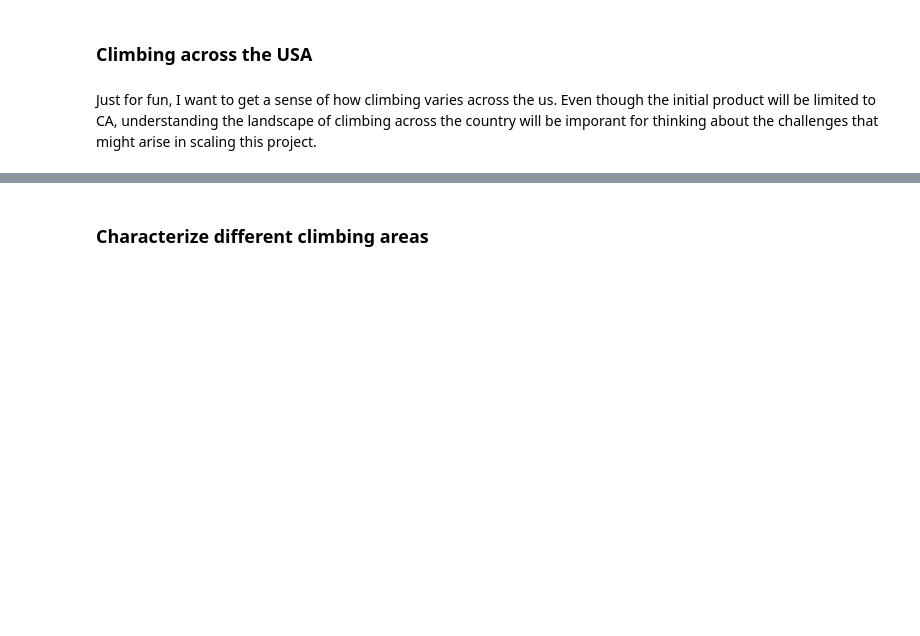
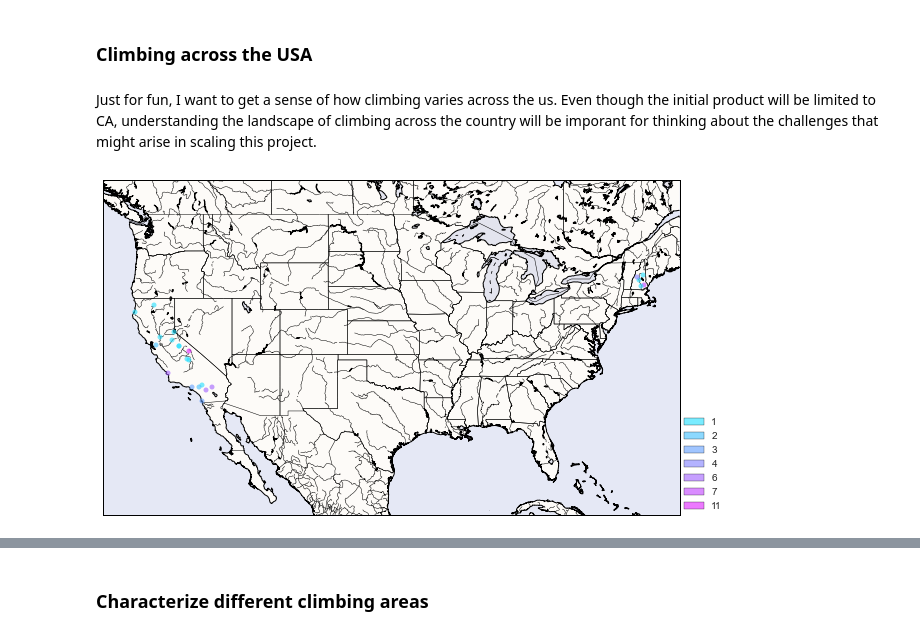
Before and after one commit to askerry/cragcrunch, a Jupyter notebook: Notebook 4. Data Exploration.ipynb, the cells around one changed output, grey strips where cells are left out. Cells and saved outputs as stored; diff of their text form; code cells hidden in the pictures; blank space fills up the shorter version.

```diff
--- a/Notebook 4. Data Exploration.ipynb
+++ b/Notebook 4. Data Exploration.ipynb
@@ -172,0 +170,19 @@ mapdf=viz.getareafeature(mainareadf, areadf, climbdf, featurename, featurefunc=u
+# %%
+%autoreload
+featurename='style'
+mapdf=viz.measurearea(adf, cdf, featurename, agg='mode')
+#mapdf[featurename]=np.round(mapdf[featurename].values)
+coords, coordlabels, colordict = viz.prepmapvars(mapdf, featurename=featurename)
+dmap=viz.mapfeature(coords, coordlabels, colordict, center=(36.73,-97.45),size='country')
+# %%
+#avg difficulty across different areas
+%autoreload
+featurename='style'
+#specify a condition and count # of climbs that meet the condition
+tcdf=cdf[cdf[featurename]=='Boulder']
+mapdf=viz.measurearea(adf, tcdf, featurename, agg='count')
+mapdf[featurename]=viz.categorizecontinuous(mapdf[featurename].values, bins=10)
+coords, coordlabels, colordict = viz.prepmapvars(mapdf, featurename=featurename)
+dmap=viz.mapfeature(coords, coordlabels, colordict, center=(36.73,-97.45),size='country')
+# %% [output]
+[figure, added]
```
Also changed, not shown: parts of 11 cells of this notebook, 43 other files.
